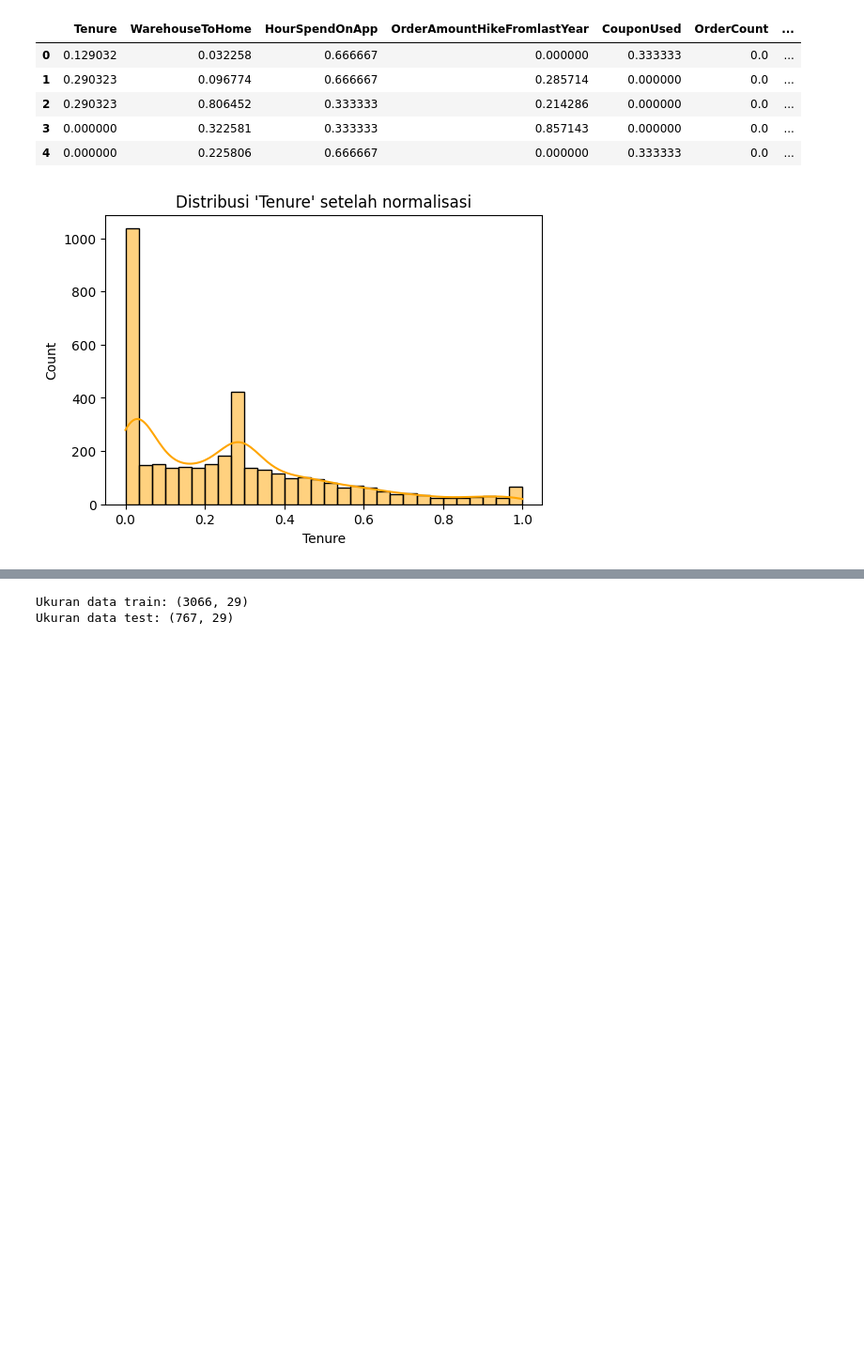
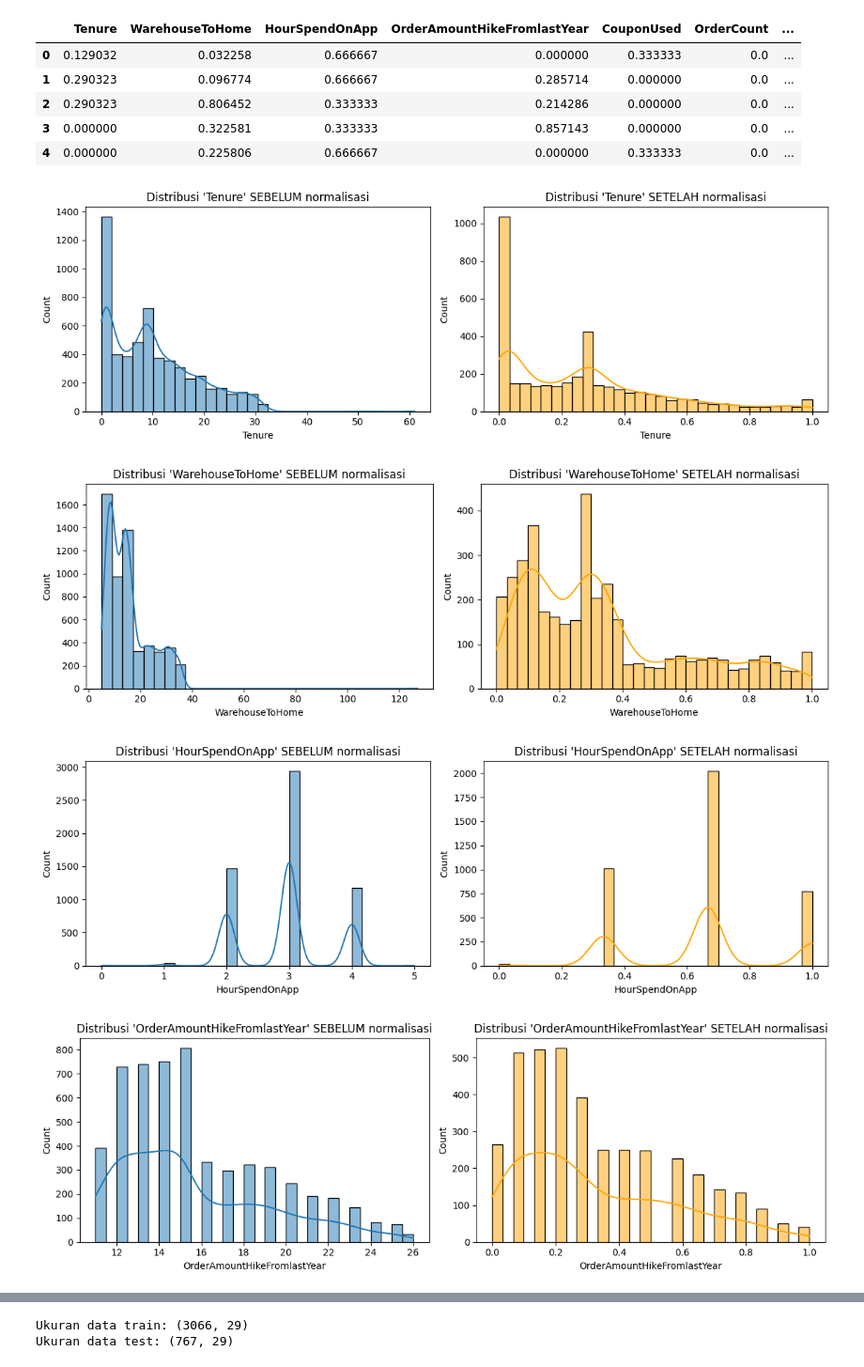
Before and after one commit to MohammadRizqyAkmaluddin/E-Commerce-Customer-Churn-Prediction-Data-Mining, a Jupyter notebook: notebook/preprocessing.ipynb, the cells around one changed output, grey strips where cells are left out. Shown: that part at 94% size. Saved outputs shown, nothing was run; the diff lists cells and outputs as text; code cells hidden in the pictures; blank space fills up the shorter version.

```diff
--- a/notebook/preprocessing.ipynb
+++ b/notebook/preprocessing.ipynb
@@ -6,12 +6,12 @@ import matplotlib.pyplot as plt
 from sklearn.preprocessing import MinMaxScaler
 from sklearn.model_selection import train_test_split
 # %%
-file_path = "../data/ecommerce_churn.xlsx"
+file_path = "../data/ecommerce_dataset.xlsx"
 
 xls = pd.ExcelFile(file_path)
 print("Sheet names:", xls.sheet_names)
 
-df = pd.read_excel(file_path, sheet_name="Ecommerce_Data")
+df = pd.read_excel(file_path, sheet_name="Ecommerce_Churn")
 
 df.head()
 # %% [output]
@@ -189,10 +182,26 @@ Contoh hasil normalisasi:
 | 2 | 0.290323 | 0.806452 | 0.333333 | 0.214286 | 0.000000 | 0.0 | ... |
 | 3 | 0.000000 | 0.322581 | 0.333333 | 0.857143 | 0.000000 | 0.0 | ... |
 | 4 | 0.000000 | 0.225806 | 0.666667 | 0.000000 | 0.333333 | 0.0 | ... |
-# %%
-plt.figure(figsize=(6,4))
-sns.histplot(df_no_outliers['Tenure'], kde=True, bins=30, color='orange')
-plt.title("Distribusi 'Tenure' setelah normalisasi")
-plt.show()
-# %% [output]
-[figure, removed]
+# %%
+for col in num_cols:
+    plt.figure(figsize=(12,4))
+
+    # BEFORE
+    plt.subplot(1, 2, 1)
+    sns.histplot(df[col], kde=True, bins=30)
+    plt.title(f"Distribusi '{col}' SEBELUM normalisasi")
+    plt.xlabel(col)
+
+    # AFTER
+    plt.subplot(1, 2, 2)
+    sns.histplot(df_no_outliers[col], kde=True, bins=30, color='orange')
+    plt.title(f"Distribusi '{col}' SETELAH normalisasi")
+    plt.xlabel(col)
+
+    plt.tight_layout()
+    plt.show()
+# %% [output]
+[figure, added]
+[figure, added]
+[figure, added]
+[figure, added]
```
Also changed, not shown: parts of 3 cells of this notebook, 32 other files.
